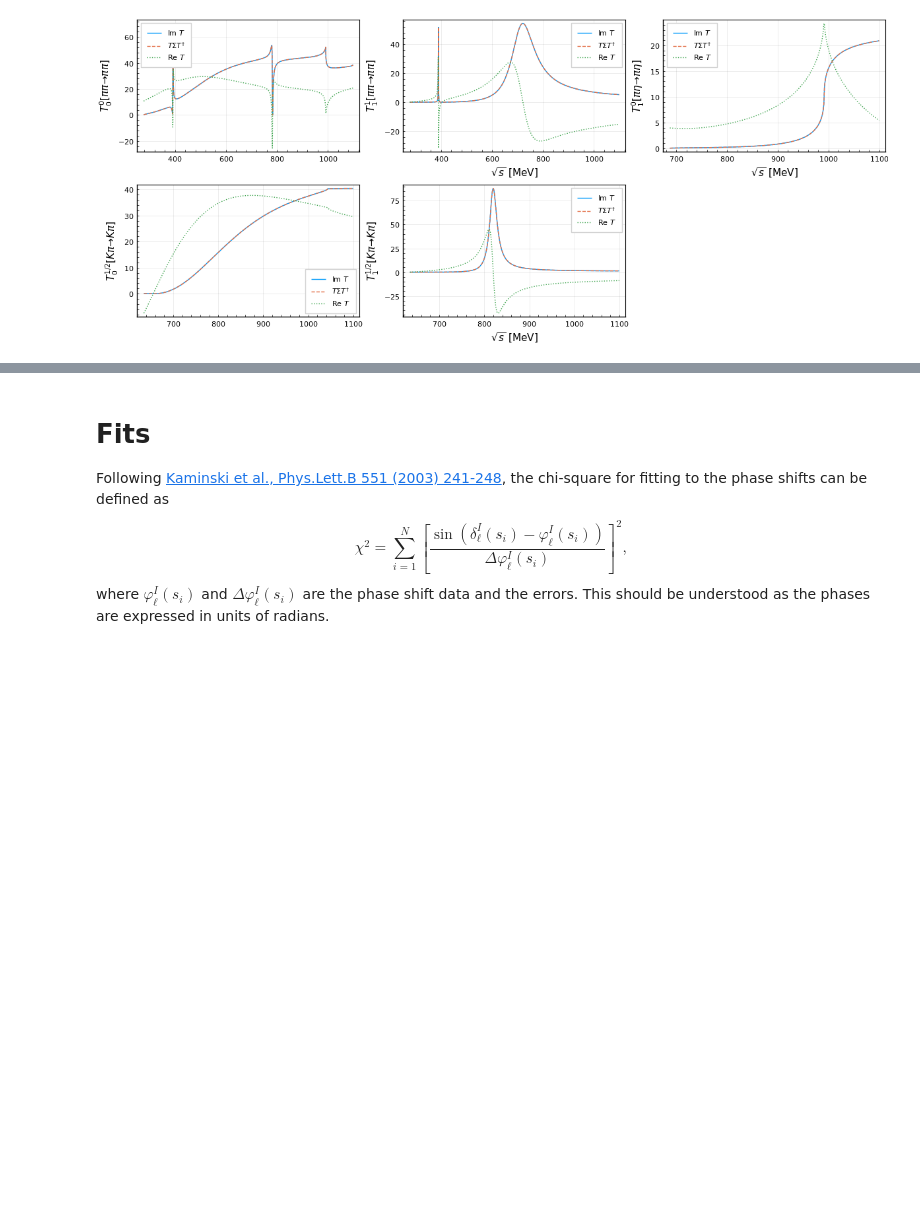
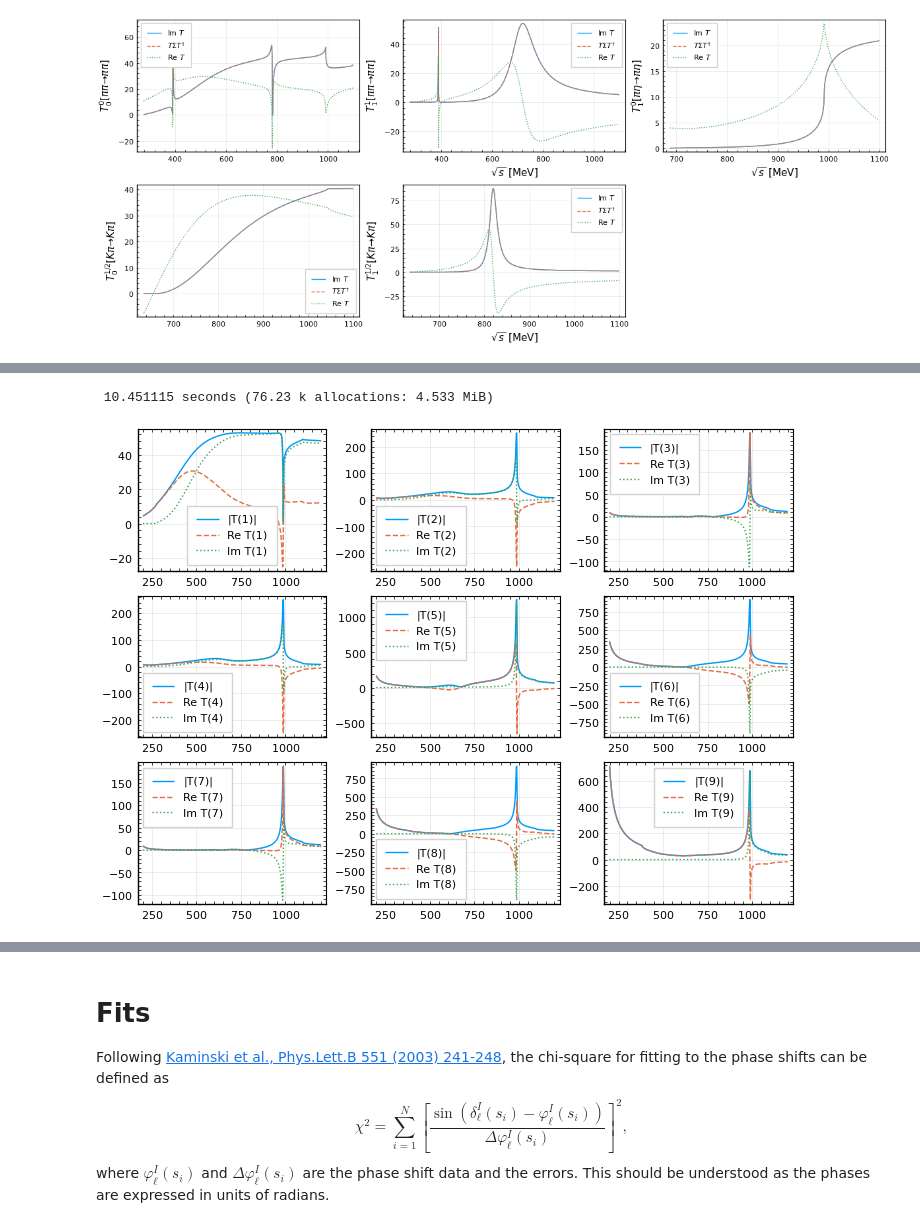
Before and after one commit to linqiu15/IAMfit, a Jupyter notebook: iamfit.ipynb, the cells around one changed output, grey strips where cells are left out. Saved outputs shown, nothing was run; the diff lists cells and outputs as text; code cells hidden in the pictures; blank space fills up the shorter version.

```diff
--- a/iamfit.ipynb
+++ b/iamfit.ipynb
@@ -392,0 +396,5 @@ plt_iam(lecr0)
+# %%
+@time plt_iam(Stiam_00, lecr0)
+# %% [output]
+ 10.451115 seconds (76.23 k allocations: 4.533 MiB)
+[figure, added]
```
Also changed, not shown: parts of 20 cells of this notebook, 2 other files.
